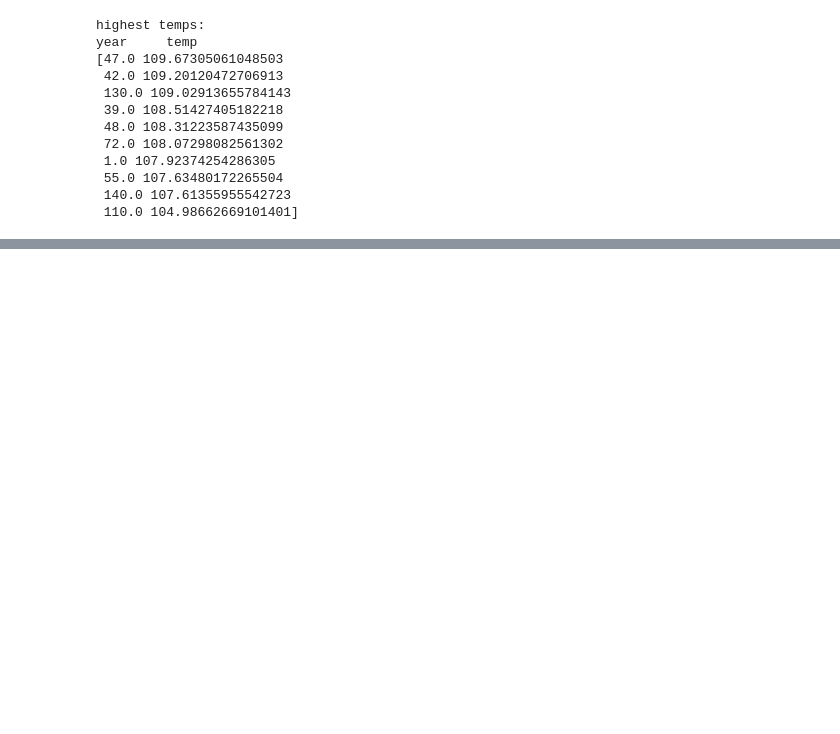
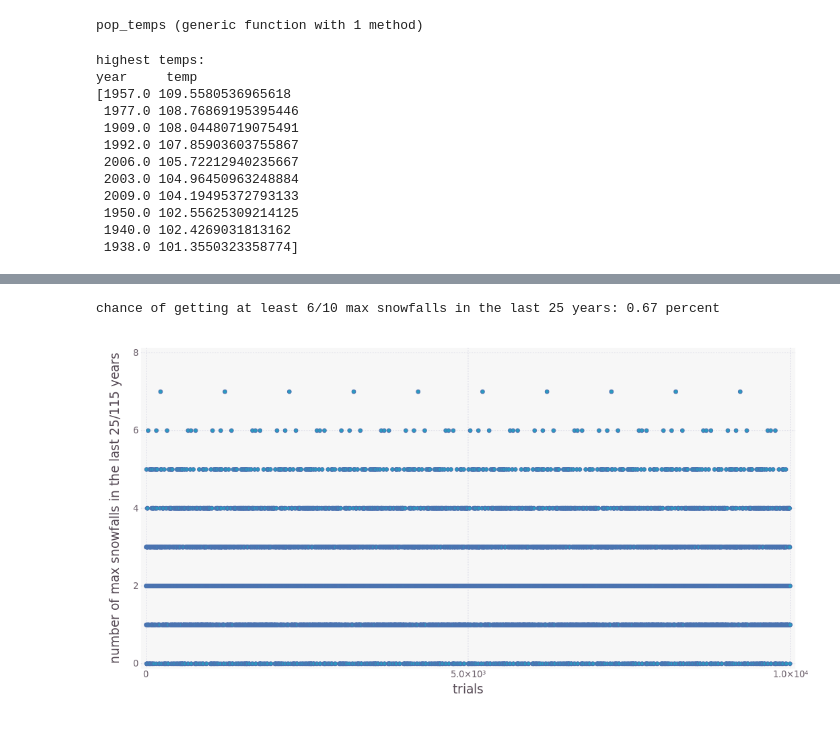
Before and after one commit to aflyax/Julia, a Jupyter notebook: climate_monte_carlo/climate_fun.ipynb, the cells around one changed output, grey strips where cells are left out. Saved outputs shown, nothing was run; the diff lists cells and outputs as text; code cells hidden in the pictures; blank space fills up the shorter version.

```diff
--- a/climate_monte_carlo/climate_fun.ipynb
+++ b/climate_monte_carlo/climate_fun.ipynb
@@ -16,40 +4,73 @@ plot(x=years, y=temps, Geom.point(), Geom.line(), Scale.y_continuous(minvalue=0,
+# %%
+function pop_temps(num_years, highest_temp)
+    return [1:num_years], rand(num_years) * highest_temp
+end
+# %% [output]
+pop_temps (generic function with 1 method)
 # %%
+# test sorting
 sort_ix = sortperm(temps, rev=true) # create indexes of temperatures, sorted in reverse order (high → low)
 println("highest temps:")
 println("year \t temp")
-println([ sort_ix[1:10] temps[sort_ix][1:10] ]) # print years and temps corresponding to the top ten indexes
+println([ sort_ix[1:10]+1899 temps[sort_ix][1:10] ]) # print years and temps corresponding to the top ten indexes
 # %% [output]
 highest temps:
 year     temp
-[47.0 109.67305061048503
- 42.0 109.20120472706913
- 130.0 109.02913655784143
- 39.0 108.51427405182218
- 48.0 108.31223587435099
- 72.0 108.07298082561302
- 1.0 107.92374254286305
- 55.0 107.63480172265504
- 140.0 107.61355955542723
- 110.0 104.98662669101401]
+[1957.0 109.5580536965618
+ 1977.0 108.76869195395446
+ 1909.0 108.04480719075491
+ 1992.0 107.85903603755867
+ 2006.0 105.72212940235667
+ 2003.0 104.96450963248884
+ 2009.0 104.19495372793133
+ 1950.0 102.55625309214125
+ 1940.0 102.4269031813162
+ 1938.0 101.3550323358774]
 # %%
-years, temps = pop_temps(150, 110)
-sort_ix = sortperm(temps, rev=true)
+yrs, temps = pop_temps(115, 110) # populate a vector of temperatures
+sort_ix = sortperm(temps, rev=true) # create indexes of temperatures, sorted in reverse order (high → low)
 
 # plotting stuff
 
-set_default_plot_size(30cm, 15cm)
+set_default_plot_size(28cm, 15cm)
 
-all_plot_layer = layer(x=years, y=temps, Geom.line(), Geom.point(), Theme(default_color=color("gray")))
-max_plot = plot(x=sort_ix[1:10], y=temps[sort_ix][1:10], Geom.point(), Theme(default_color=color("red")),
+# layer for plotting all points:
+all_p = layer(x=yrs, y=temps, Geom.line(), Geom.point(), Theme(default_color=color("gray")))
+
+#layer for plotting the maximum 10 points
+max_p = plot(x=sort_ix[1:10], y=temps[sort_ix][1:10], Geom.point(), Theme(default_color=color("indianred")),
             Scale.y_continuous(minvalue=0, maxvalue=120),
+            Scale.x_continuous(minvalue=0, maxvalue=120),
             Guide.ylabel("temperature"), # label for y-axis
             Guide.xlabel("year"),  # label for x-axis
             Guide.title("simulated temperatures: red = max 10"))  # a title)
-recent_line = layer(x=[125, 125], y=[0, 120], Geom.line(), Theme(default_color=color("black")) )
 
-append!(max_plot.layers, all_plot_layer)
-append!(max_plot.layers, recent_line)
 
-display(max_plot)
+recent_line = layer(x=[90, 90], y=[0, 120], Geom.line(), Theme(default_color=color("purple")) )
+
+append!(max_p.layers, all_p)
+append!(max_p.layers, recent_line)
+
+display(max_p)
 # %% [output]
 [interactive output not drawn]
+# %%
+function find_highs(tot_num; num_years=115, max_temp=110, last_years=25, high_num=10)
+    num_highs = zeros(tot_num)
+    for i in 1:tot_num
+        years, temps = pop_temps(num_years, max_temp)
+        sort_ix = sortperm(temps, rev=true)
+        num_highs[i] = length(find(years[sort_ix[1:high_num]] .> num_years-last_years))
+    end
+
+    return num_highs
+end
+
+println("chance of getting at least 6/10 max snowfalls in the last 25 years: ",
+    (length(find(num_highs.>=6)) / num_years)*100, " percent")
+plot(x=1:10000, y=find_highs(1000),
+    Guide.ylabel("number of max snowfalls in the last 25/115 years"), # label for y-axis
+    Guide.xlabel("trials"))  # label for x-axis
+# %% [output]
+chance of getting at least 6/10 max snowfalls in the last 25 years: 0.67 percent
+[figure, added]
```
Also changed, not shown: parts of 4 cells of this notebook.
